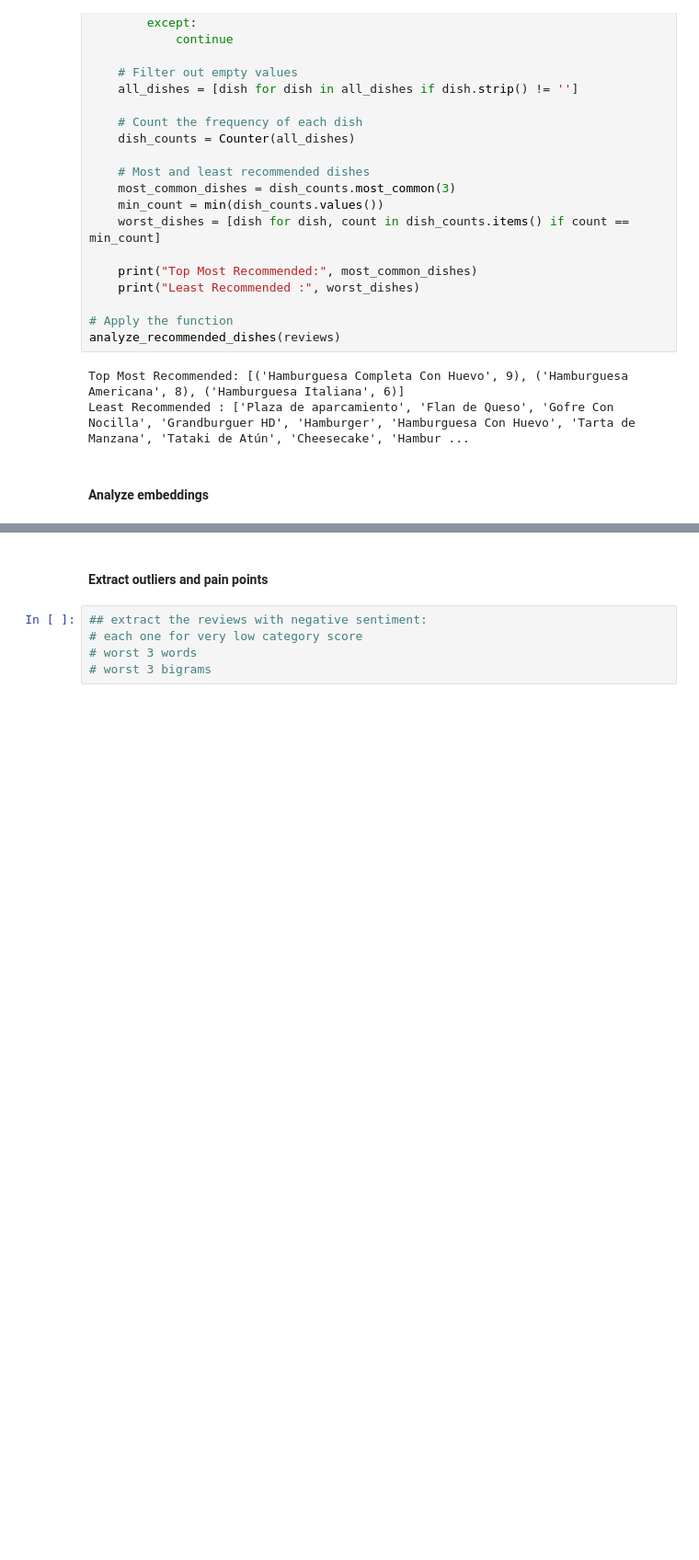
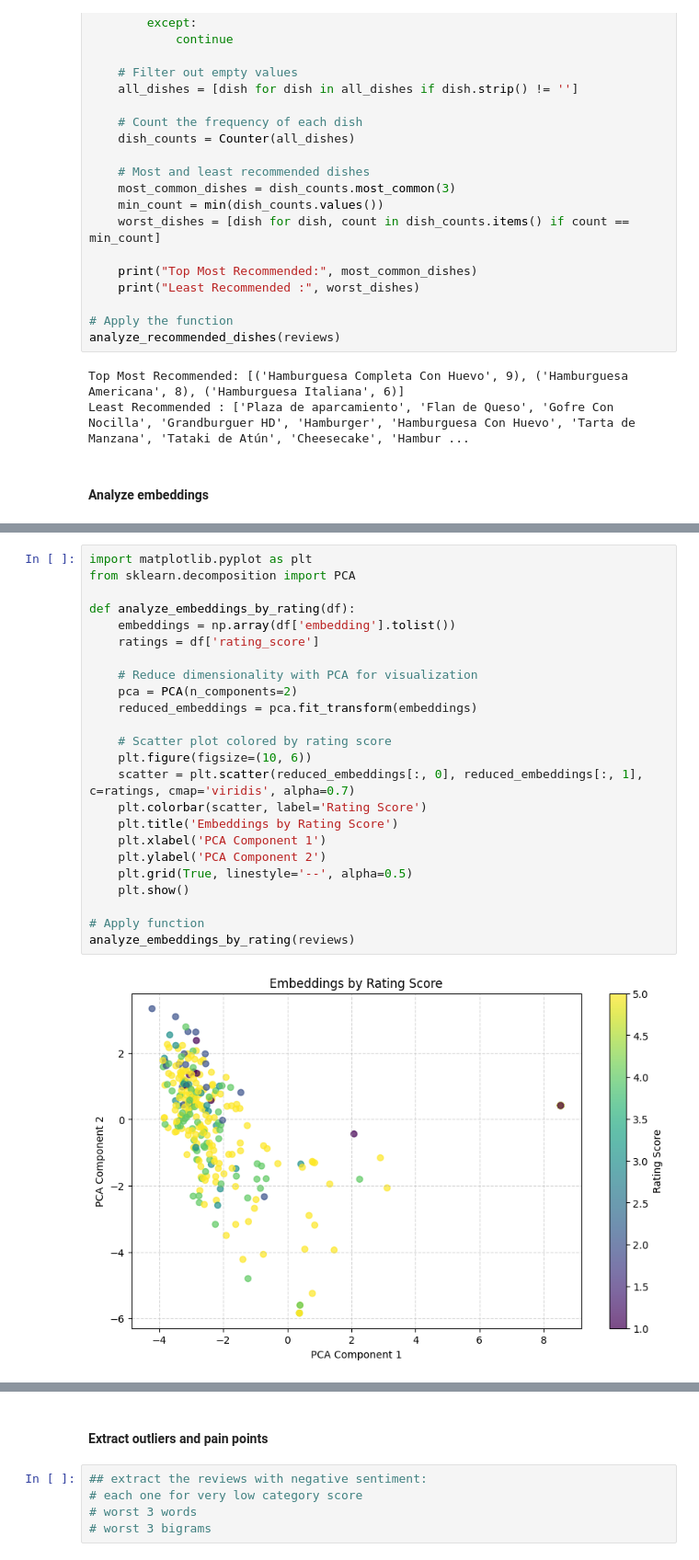
Before and after one commit to EAlmazanG/sensentiment-analysis-reviews, a Jupyter notebook: notebooks/sentiment_analysis.ipynb, the cells around one changed output, grey strips where cells are left out. Shown at 92% size. Saved outputs shown, nothing was run; the diff lists cells and outputs as text; blank space fills up the shorter version.

```diff
--- a/notebooks/sentiment_analysis.ipynb
+++ b/notebooks/sentiment_analysis.ipynb
@@ -481,0 +508,26 @@ Least Recommended : ['Plaza de aparcamiento', 'Flan de Queso', 'Gofre Con Nocill
+# %%
+import matplotlib.pyplot as plt
+from sklearn.decomposition import PCA
+
+def analyze_embeddings_by_rating(df):
+    embeddings = np.array(df['embedding'].tolist())
+    ratings = df['rating_score']
+
+    # Reduce dimensionality with PCA for visualization
+    pca = PCA(n_components=2)
+    reduced_embeddings = pca.fit_transform(embeddings)
+
+    # Scatter plot colored by rating score
+    plt.figure(figsize=(10, 6))
+    scatter = plt.scatter(reduced_embeddings[:, 0], reduced_embeddings[:, 1], c=ratings, cmap='viridis', alpha=0.7)
+    plt.colorbar(scatter, label='Rating Score')
+    plt.title('Embeddings by Rating Score')
+    plt.xlabel('PCA Component 1')
+    plt.ylabel('PCA Component 2')
+    plt.grid(True, linestyle='--', alpha=0.5)
+    plt.show()
+
+# Apply function
+analyze_embeddings_by_rating(reviews)
+# %% [output]
+[figure, added]
```
Also changed, not shown: parts of 6 cells of this notebook.
